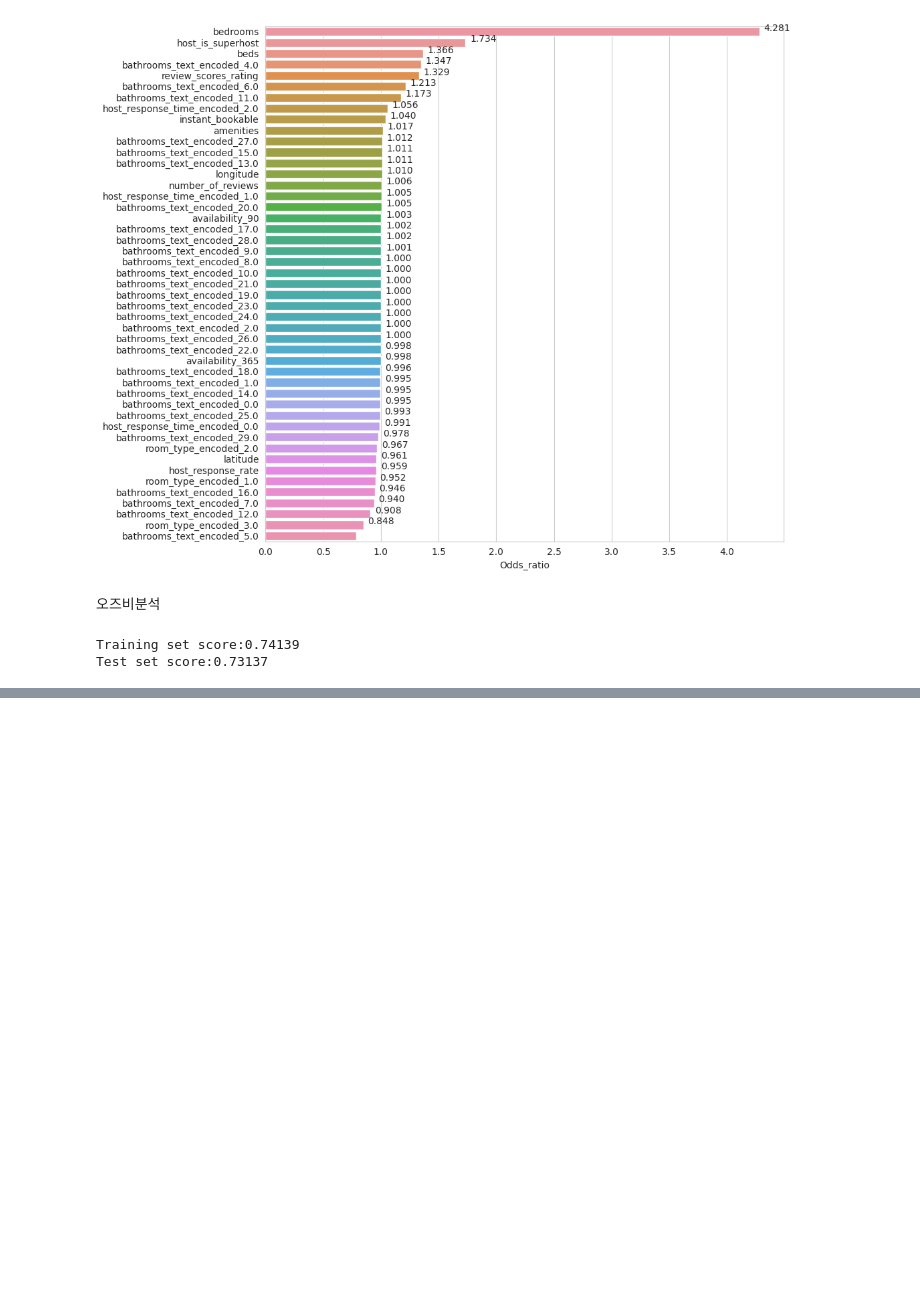
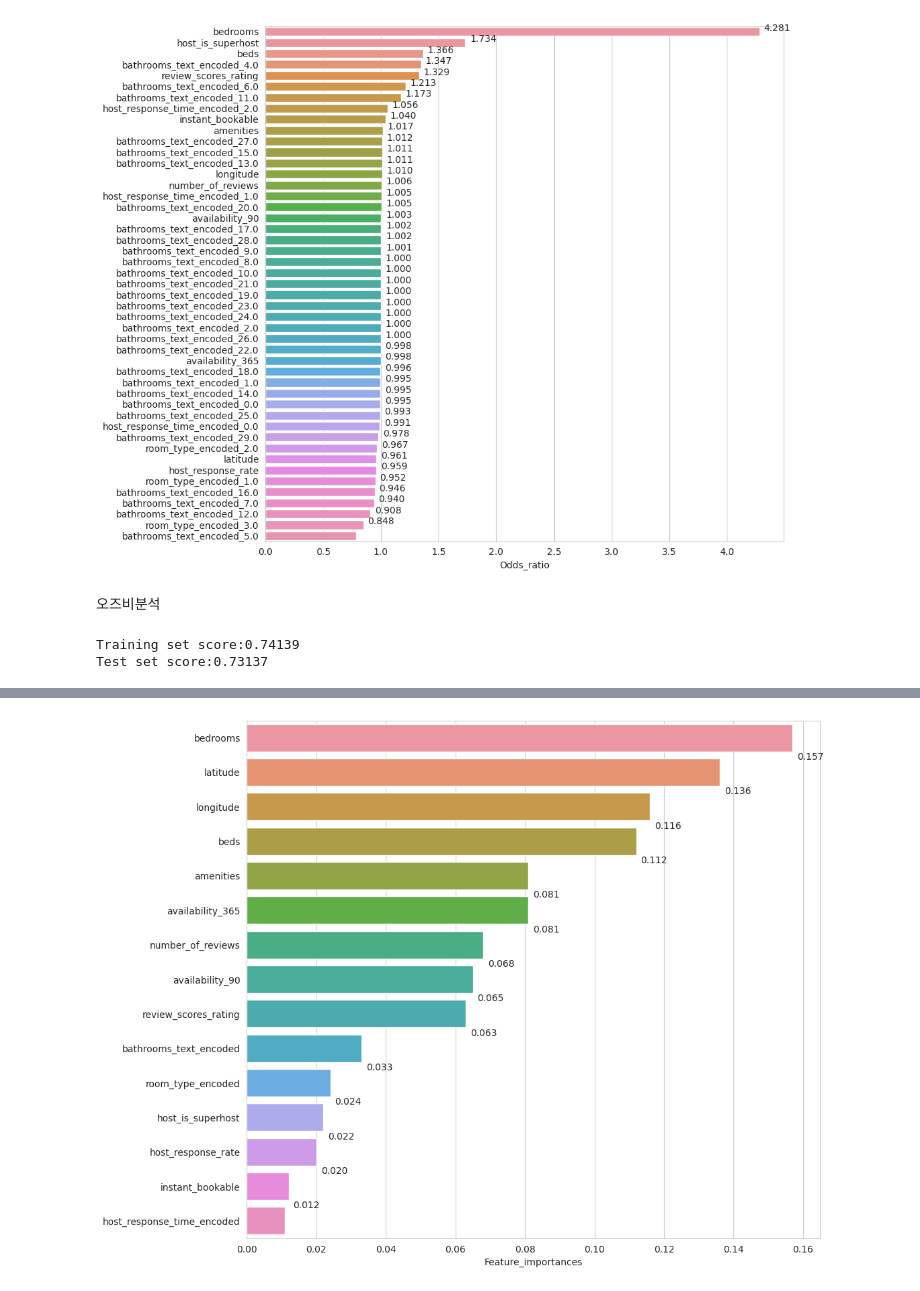
Before and after one commit to rainnn99/-DataAnalysis_Airbnb, a Jupyter notebook: DataAnalysis_Airbnb.ipynb, the cells around one changed output, grey strips where cells are left out. Drawn from its saved outputs; the diff is of its cells as text; code cells hidden in the pictures; blank space fills up the shorter version.

```diff
--- a/DataAnalysis_Airbnb.ipynb
+++ b/DataAnalysis_Airbnb.ipynb
@@ -1156,0 +1192,8 @@ GridSearchCV max accuracy:0.76148
+# %%
+from sklearn.ensemble import RandomForestClassifier
+rfr = RandomForestClassifier(n_estimators = 100, random_state=0)
+model = rfr.fit(x_train, y_train)
+pred = model.predict(x_test)
+
+print ("Random Forest Accuracy on training set:{:.5f}".format(model.score(x_train, y_train)))
+print ("Random Forest Accuracy on test set:{:.5f}".format(accuracy_score(y_test, pred)))
@@ -1156,0 +1203,11 @@ GridSearchCV max accuracy:0.76148
+# %%
+from sklearn.model_selection import StratifiedKFold
+
+cross_validation = StratifiedKFold(n_splits=5, shuffle=True, random_state=0)
+params = {'max_depth': range(10, 41), 'n_estimators':[100,200]}
+
+grid_rfr = GridSearchCV(rfr, param_grid=params, scoring='accuracy', cv=cross_validation, verbose=1, n_jobs=-1)
+grid_rfr.fit(x_train, y_train)
+
+print("GridSearchCV max accuracy:{:.5f}".format(grid_rfr.best_score_))
+print("GridSearchCV best parameter:", (grid_rfr.best_params_))
@@ -1156,0 +1218,7 @@ GridSearchCV max accuracy:0.76148
+# %%
+best_clf = grid_rfr.best_estimator_
+pred = best_clf.predict(x_test)
+print("Accuracy on test set:{:.5f}".format(accuracy_score(y_test, pred)))
+
+ROC_AUC = roc_auc_score(y_test,best_clf.predict_proba(x_test)[:, 1])
+print("ROC AUC on test set:{:.5f}".format(ROC_AUC))
@@ -1156,0 +1228,5 @@ GridSearchCV max accuracy:0.76148
+# %%
+feature_names = list(data.columns)
+dft = pd.DataFrame(np.round(best_clf.feature_importances_, 3), index=feature_names, columns=['Feature_importances'])
+dft1 = dft.sort_values(by='Feature_importances', ascending=False)
+dft1
@@ -1156,0 +1250,13 @@ GridSearchCV max accuracy:0.76148
+# %%
+import matplotlib.pyplot as plt
+import seaborn as sns
+%matplotlib inline
+
+fig, ax = plt.subplots(figsize=(11, 10))
+ax = sns.barplot(y=dft1.index, x="Feature_importances", data=dft1)
+
+for p in ax.patches:
+    ax.annotate("%.3f" % p.get_width(), (p.get_x() + p.get_width(), p.get_y()+1.3),
+                xytext=(5, 10), textcoords='offset points')
+# %% [output]
+[figure, added]
```
Also changed, not shown: parts of 12 cells of this notebook.
